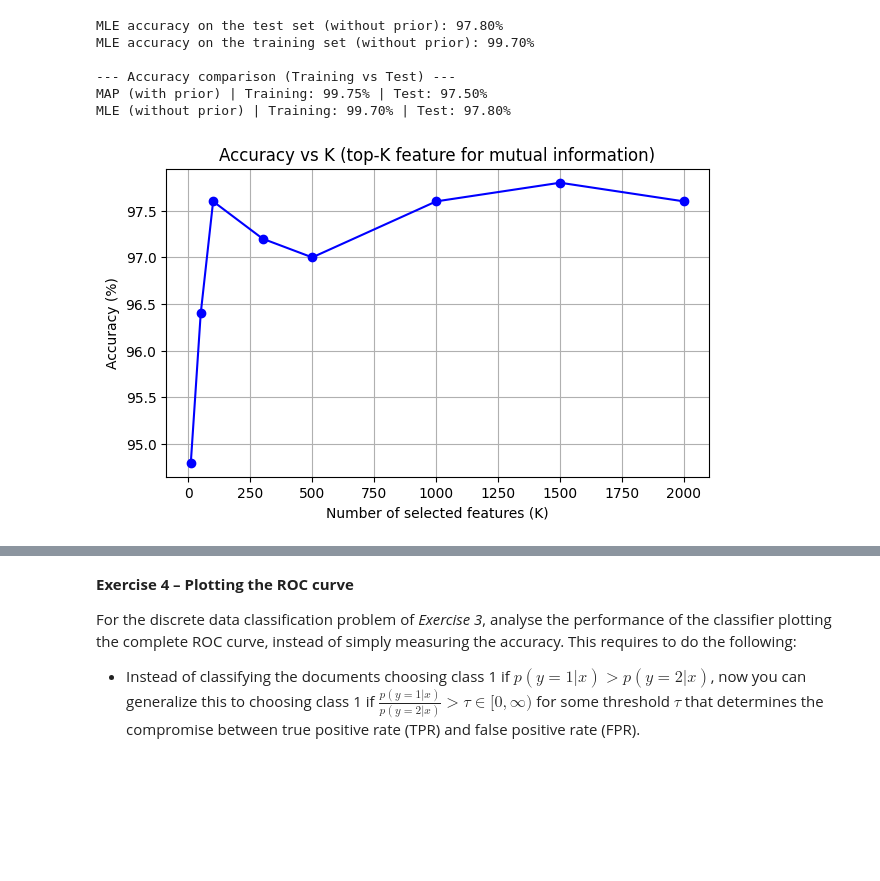
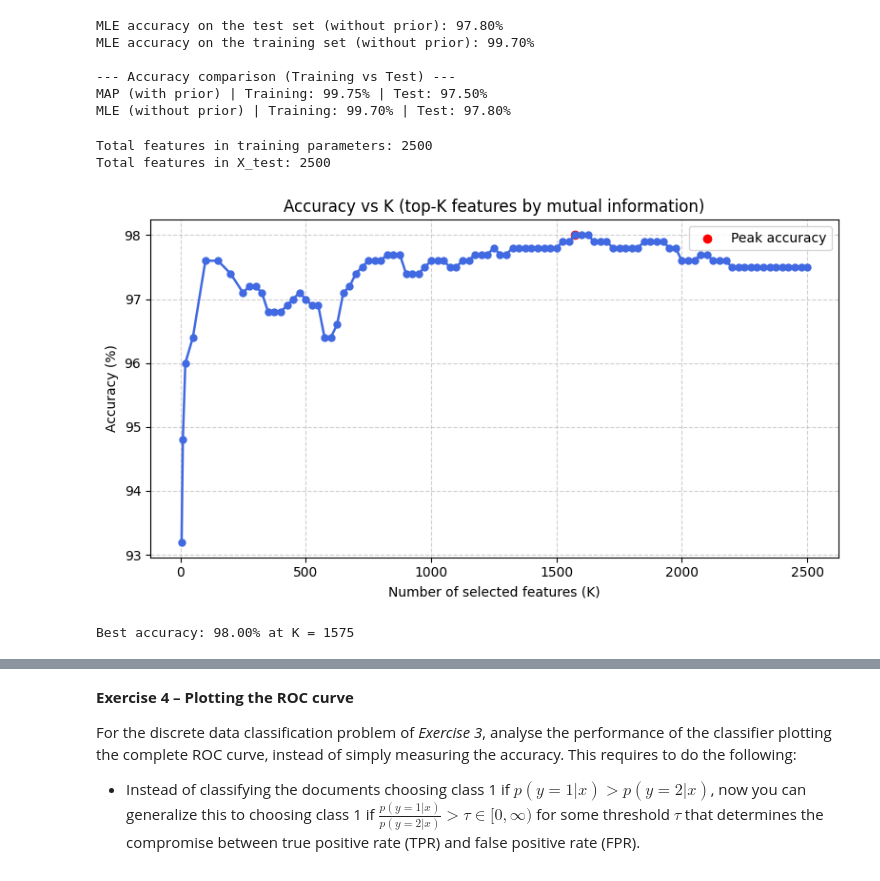
Before and after one commit to rimosoma/neural, a Jupyter notebook: Lab2_v2.ipynb, the cells around one changed output, grey strips where cells are left out. Cells and saved outputs as stored; diff of their text form; code cells hidden in the pictures; blank space fills up the shorter version.

```diff
--- a/Lab2_v2.ipynb
+++ b/Lab2_v2.ipynb
@@ -595,51 +595,66 @@ MLE accuracy on the training set (without prior): 99.70%
 MAP (with prior) | Training: 99.75% | Test: 97.50%
 MLE (without prior) | Training: 99.70% | Test: 97.80%
 # %%
-# Optional – Selezione delle feature con Informazione Mutua
 import matplotlib.pyplot as plt
 import numpy as np
 
 eps = np.finfo(float).eps
 
 def mutual_information(theta0, theta1, pi_spam, pi_ham):
-    """
-    Calcola I_j per ogni feature j:
-    I_j = Σ_c [ θ_jc π_c log(θ_jc/θ_j) + (1-θ_jc) π_c log((1-θ_jc)/(1-θ_j)) ]
-    """
     theta_j = pi_ham * theta1 + pi_spam * theta0
     I = (theta1 * pi_ham * np.log((theta1 + eps) / (theta_j + eps)) +
          (1 - theta1) * pi_ham * np.log((1 - theta1 + eps) / (1 - theta_j + eps)) +
          theta0 * pi_spam * np.log((theta0 + eps) / (theta_j + eps)) +
          (1 - theta0) * pi_spam * np.log((1 - theta0 + eps) / (1 - theta_j + eps)))
     return I
 
-# Calcolo informazione mutua e ranking
+# --- Calcolo e ranking ---
 I_j = mutual_information(theta_jc0, theta_jc1, pi_spam, pi_ham)
-ranking = np.argsort(-I_j)  # decrescente
+ranking = np.argsort(-I_j)
 
-# Valutiamo l'accuratezza usando solo le prime K feature più informative
-K_values = [10, 50, 100, 300, 500, 1000, 1500, 2000]
+# --- Diagnostica per capire il problema ---
+print(f"Total features in training parameters: {len(I_j)}")
+print(f"Total features in X_test: {X_test.shape[1]}")
+
+# --- Allineamento ---
+n_features = X_test.shape[1]
+
+
+# --- K values ---
+K_values = np.unique(np.concatenate(([5,10,20,50,100,150,200], np.arange(250, n_features+1, 25))))
+K_values = K_values[K_values <= n_features]
+
 accuracies = []
 
 for K in K_values:
     idx = ranking[:K]
     X_K = X_test[:, idx]
     th0_K = theta_jc0[idx]
     th1_K = theta_jc1[idx]
     y_pred_K = predict_MAP(X_K, th0_K, th1_K, pi_spam, pi_ham)
     acc_K = accuracy(y_test, y_pred_K)
     accuracies.append(acc_K)
 
-# Grafico Accuracy vs K
-plt.figure(figsize=(7,4))
-plt.plot(K_values, accuracies, 'o-', color='blue')
+# --- Plot Accuracy vs K ---
+plt.figure(figsize=(8,4.5))
+plt.plot(K_values, accuracies, 'o-', color='royalblue', linewidth=1.8, markersize=5)
 plt.xlabel('Number of selected features (K)')
 plt.ylabel('Accuracy (%)')
-plt.title('Accuracy vs K (top-K feature for mutual information)')
-plt.grid(True)
+plt.title('Accuracy vs K (top-K features by mutual information)')
+plt.grid(True, linestyle='--', alpha=0.6)
+
+best_idx = np.argmax(accuracies)
+plt.scatter(K_values[best_idx], accuracies[best_idx], color='red', label='Peak accuracy')
+plt.legend()
+plt.tight_layout()
 plt.show()
+
+print(f"Best accuracy: {accuracies[best_idx]:.2f}% at K = {K_values[best_idx]}")
 # %% [output]
+Total features in training parameters: 2500
+Total features in X_test: 2500
-[figure, old version]
+[figure, new version]
+Best accuracy: 98.00% at K = 1575
 # %% [markdown]
 **Student's comments to Exercise 3**
 
```
Also changed, not shown: parts of 1 cell of this notebook.
